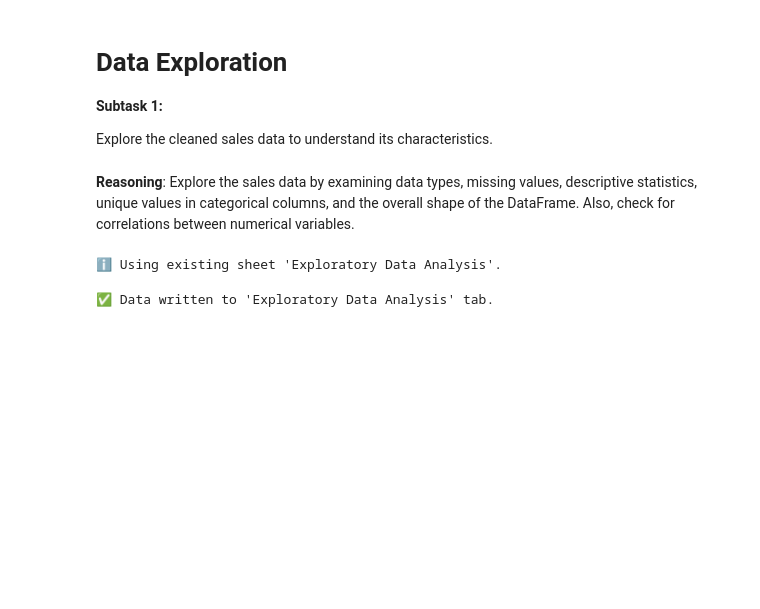
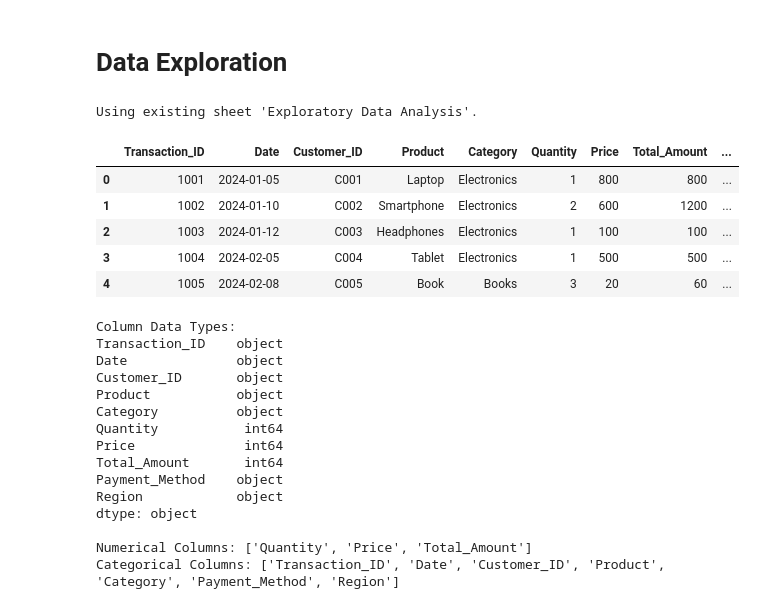
Before and after one commit to Msuban1/Msuban1.github.io, a Jupyter notebook: WEEK_1_Project_(Exploring_dataset).ipynb, the cells around one changed output. Saved outputs shown, nothing was run; the diff lists cells and outputs as text; code cells hidden in the pictures; blank space fills up the shorter version.

```diff
--- a/WEEK_1_Project_(Exploring_dataset).ipynb
+++ b/WEEK_1_Project_(Exploring_dataset).ipynb
@@ -20,13 +26,6 @@ Requirement already satisfied: charset-normalizer<4,>=2 in /usr/local/lib/python
 Requirement already satisfied: idna<4,>=2.5 in /usr/local/lib/python3.11/dist-packages (from requests>=2.0.0->requests-oauthlib>=0.7.0->google-auth-oauthlib>=0.4.1->gspread) (3.10)
 Requirement already satisfied: urllib3<3,>=1.21.1 in /usr/local/lib/python3.11/dist-packages (from requests>=2.0.0->requests-oauthlib>=0.7.0->google-auth-oauthlib>=0.4.1->gspread) (2.4.0)
 Requirement already satisfied: certifi>=2017.4.17 in /usr/local/lib/python3.11/dist-packages (from requests>=2.0.0->requests-oauthlib>=0.7.0->google-auth-oauthlib>=0.4.1->gspread) (2025.4.26)
-# %% [markdown]
-# **Data Exploration**
-
-**Subtask 1:**
-
-Explore the cleaned sales data to understand its characteristics.
-# %% [markdown]
-**Reasoning**:
-Explore the sales data by examining data types, missing values, descriptive statistics, unique values in categorical columns, and the overall shape of the DataFrame. Also, check for correlations between numerical variables.
+# %% [markdown]
+# **Data Exploration**
 # %%
@@ -41,46 +34,62 @@ auth.authenticate_user()
 creds, _ = default()
 gc = gspread.authorize(creds)
 # %%
-# Load the first worksheet (your cleaned data)
+# Open Google Sheet
+sheet_url = 'https://docs.google.com/spreadsheets/d/1kojKp5JqJS7O9LgK1t3E5ZtjuYGm95Qx2R7DetCVfXs/edit?usp=sharing'
+spreadsheet = gc.open_by_url(sheet_url)
+
+# Load the first worksheet (cleaned data)
 worksheet = spreadsheet.get_worksheet(0)
 sales_df = get_as_dataframe(worksheet, dtype=str)
 sales_df.dropna(how='all', inplace=True)
 
 # Convert numeric columns
 sales_df['Price'] = pd.to_numeric(sales_df['Price'], errors='coerce')
 sales_df['Quantity'] = pd.to_numeric(sales_df['Quantity'], errors='coerce')
 sales_df['Total_Amount'] = pd.to_numeric(sales_df['Total_Amount'], errors='coerce')
 
 # Create or open the Exploratory Data Analysis sheet
 try:
     new_sheet = spreadsheet.add_worksheet(title="Exploratory Data Analysis", rows="100", cols="20")
-    print("✅ New sheet 'Exploratory Data Analysis' created.")
+    print("New sheet 'Exploratory Data Analysis' created.")
 except:
     new_sheet = spreadsheet.worksheet("Exploratory Data Analysis")
-    print("ℹ️ Using existing sheet 'Exploratory Data Analysis'.")
+    print("Using existing sheet 'Exploratory Data Analysis'.")
 
 # Get first 5 rows
-sample_data = sales_df.head()
+display(sales_df.head())
+
+# Check data types
+print("\nColumn Data Types:")
+print(sales_df.dtypes)
+
+# Identify column types
+numerical_columns = sales_df.select_dtypes(include='number').columns.tolist()
+categorical_columns = sales_df.select_dtypes(include='object').columns.tolist()
+
+print("\nNumerical Columns:", numerical_columns)
+print("Categorical Columns:", categorical_columns)
 # %% [output]
-ℹ️ Using existing sheet 'Exploratory Data Analysis'.
+Using existing sheet 'Exploratory Data Analysis'.
+|  | Transaction_ID | Date | Customer_ID | Product | Category | Quantity | Price | Total_Amount | ... |
+| 0 | 1001 | 2024-01-05 | C001 | Laptop | Electronics | 1 | 800 | 800 | ... |
+| 1 | 1002 | 2024-01-10 | C002 | Smartphone | Electronics | 2 | 600 | 1200 | ... |
+| 2 | 1003 | 2024-01-12 | C003 | Headphones | Electronics | 1 | 100 | 100 | ... |
+| 3 | 1004 | 2024-02-05 | C004 | Tablet | Electronics | 1 | 500 | 500 | ... |
+| 4 | 1005 | 2024-02-08 | C005 | Book | Books | 3 | 20 | 60 | ... |
+Column Data Types:
+Transaction_ID    object
+Date              object
+Customer_ID       object
+Product           object
+Category          object
+Quantity           int64
+Price              int64
+Total_Amount       int64
+Payment_Method    object
+Region            object
+dtype: object
+
+Numerical Columns: ['Quantity', 'Price', 'Total_Amount']
+Categorical Columns: ['Transaction_ID', 'Date', 'Customer_ID', 'Product', 'Category', 'Payment_Method', 'Region']
-# %%
-# Create column summary
-column_info = pd.DataFrame({
-    "Column Name": sales_df.columns,
-    "Data Type": sales_df.dtypes.astype(str),
-    "Missing Values": sales_df.isnull().sum().values,
-    "Unique Values": [sales_df[col].nunique() for col in sales_df.columns]
-})
-
-# Add space between tables
-empty_row = pd.DataFrame([[]])
-
-# Combine everything
-combined_df = pd.concat([sample_data.reset_index(drop=True), empty_row, column_info], ignore_index=True)
-
-# Write to Google Sheet
-set_with_dataframe(new_sheet, combined_df)
-print("✅ Data written to 'Exploratory Data Analysis' tab.")
-# %% [output]
-✅ Data written to 'Exploratory Data Analysis' tab.
 # %% [markdown]
```
Also changed, not shown: parts of 13 cells of this notebook.
